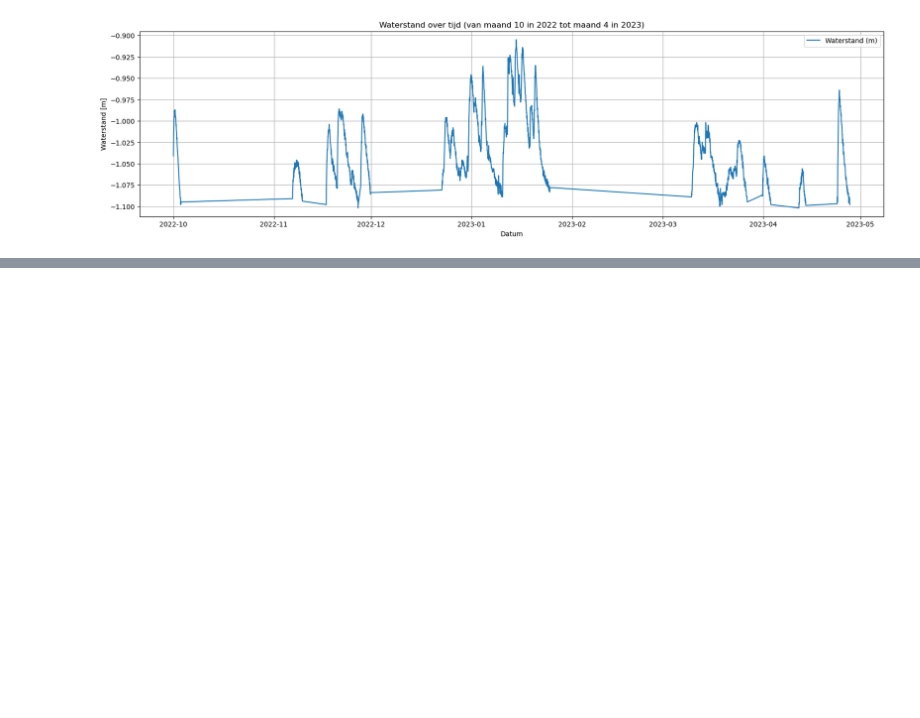
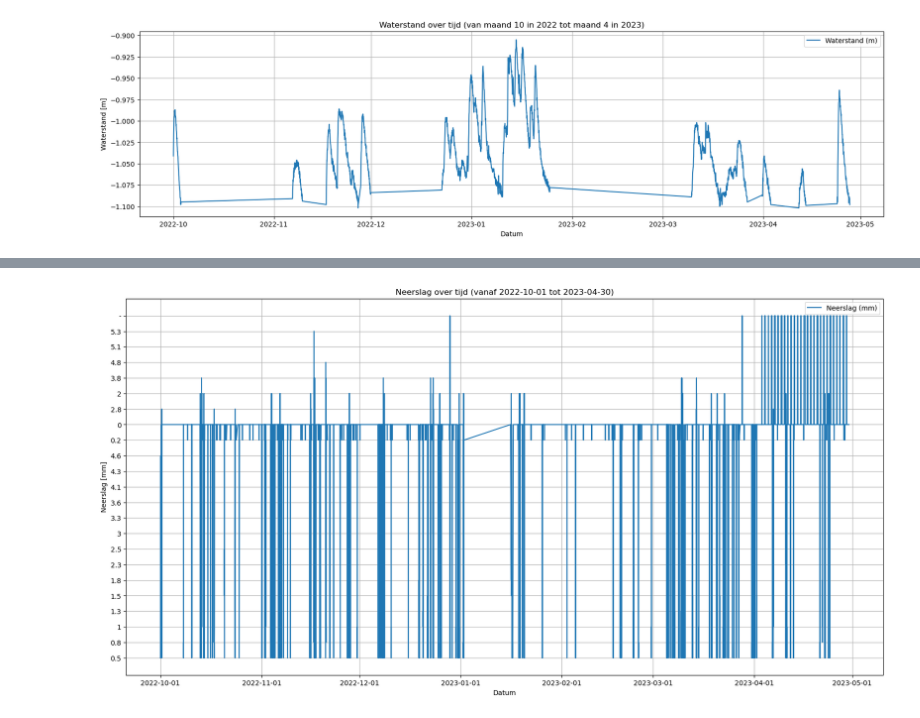
Before and after one commit to Dim277/Casus_waterbergende_weg, a Jupyter notebook: TesTies.ipynb, the cells around one changed output, grey strips where cells are left out. Cells and saved outputs as stored; diff of their text form; code cells hidden in the pictures; blank space fills up the shorter version.

```diff
--- a/TesTies.ipynb
+++ b/TesTies.ipynb
@@ -161,0 +192,36 @@ plt.show()
+# %%
+import matplotlib.pyplot as plt
+import pandas as pd
+from matplotlib.dates import DateFormatter
+
+# Inladen neerslagdata
+df_neerslag = pd.read_csv('Neerslag_Hoogmade.csv', skipinitialspace=True, header=0, sep=';')
+
+# Maak een datum kolom
+df_neerslag['DateTime'] = pd.to_datetime(df_neerslag['datum'])  # format is voor notatie van de import
+
+# Filter data for the specified date range (from 2022-10-01 to 2023-04-30)
+start_date = '2022-10-01'
+end_date = '2023-04-30'
+mask = (df_neerslag['DateTime'] >= start_date) & (df_neerslag['DateTime'] <= end_date)
+df_filtered = df_neerslag.loc[mask]
+
+# RH waardes in een lijst zetten
+neerslag = df_filtered['neerslagintensiteit (mm/uur)'].tolist()
+
+# Plot de DateTime tegenover de RH
+plt.figure(figsize=(20, 10))
+plt.plot(df_filtered["DateTime"], df_filtered["neerslagintensiteit (mm/uur)"], label="Neerslag (mm)")
+plt.title("Neerslag over tijd (vanaf 2022-10-01 tot 2023-04-30)")
+plt.xlabel("Datum")
+plt.ylabel("Neerslag [mm]")
+
+# Format x-axis ticks for better readability
+date_format = DateFormatter("%Y-%m-%d")
+plt.gca().xaxis.set_major_formatter(date_format)
+
+plt.grid(True)
+plt.legend()
+plt.show()
+# %% [output]
+[figure, added]
```
Also changed, not shown: parts of 1 cell of this notebook.
